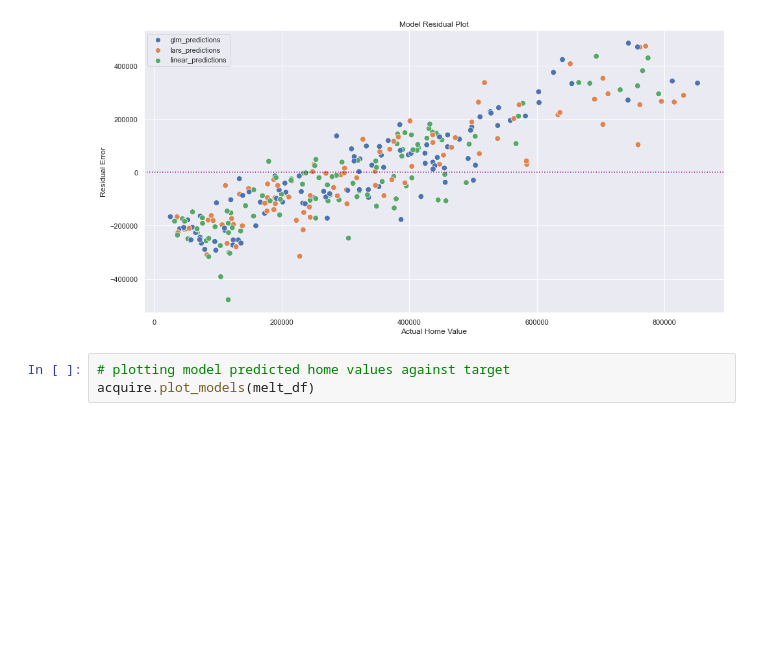
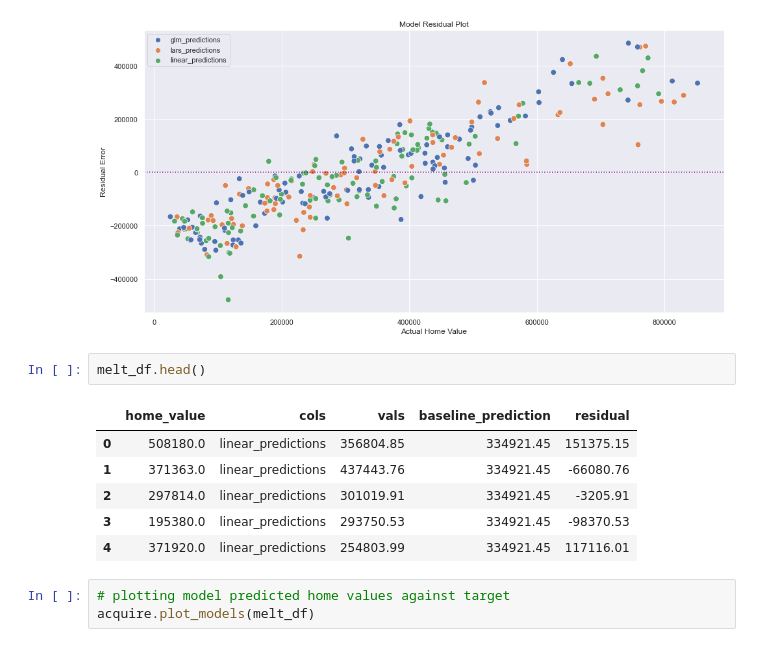
Before and after one commit to mijailmariano/zillow_regression, a Jupyter notebook: final_report.ipynb, the cells around one changed output. Saved outputs shown, nothing was run; the diff lists cells and outputs as text; blank space fills up the shorter version.

```diff
--- a/final_report.ipynb
+++ b/final_report.ipynb
@@ -824,6 +824,15 @@ melt_df = acquire.get_melted_table(model_df)
 acquire.plot_model_residuals(melt_df)
 # %% [output]
 [figure]
+# %%
+melt_df.head()
+# %% [output]
+|  | home_value | cols | vals | baseline_prediction | residual |
+| 0 | 508180.0 | linear_predictions | 356804.85 | 334921.45 | 151375.15 |
+| 1 | 371363.0 | linear_predictions | 437443.76 | 334921.45 | -66080.76 |
+| 2 | 297814.0 | linear_predictions | 301019.91 | 334921.45 | -3205.91 |
+| 3 | 195380.0 | linear_predictions | 293750.53 | 334921.45 | -98370.53 |
+| 4 | 371920.0 | linear_predictions | 254803.99 | 334921.45 | 117116.01 |
 # %%
 # plotting model predicted home values against target
 acquire.plot_models(melt_df)
```
Also changed, not shown: parts of 2 cells of this notebook, 2 other files.
